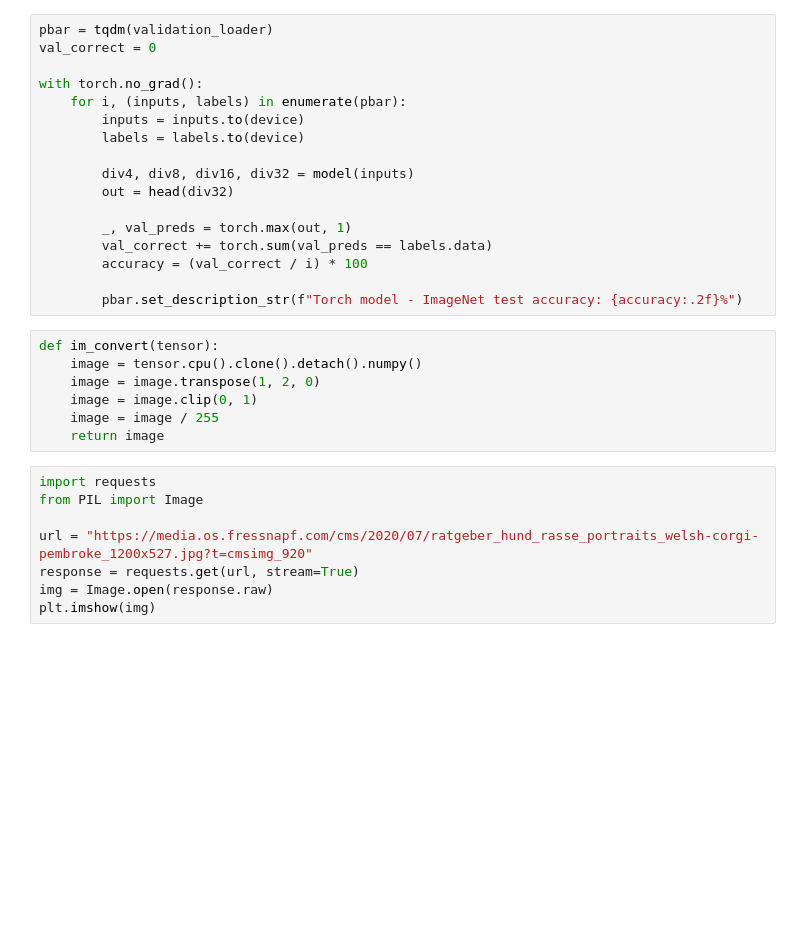
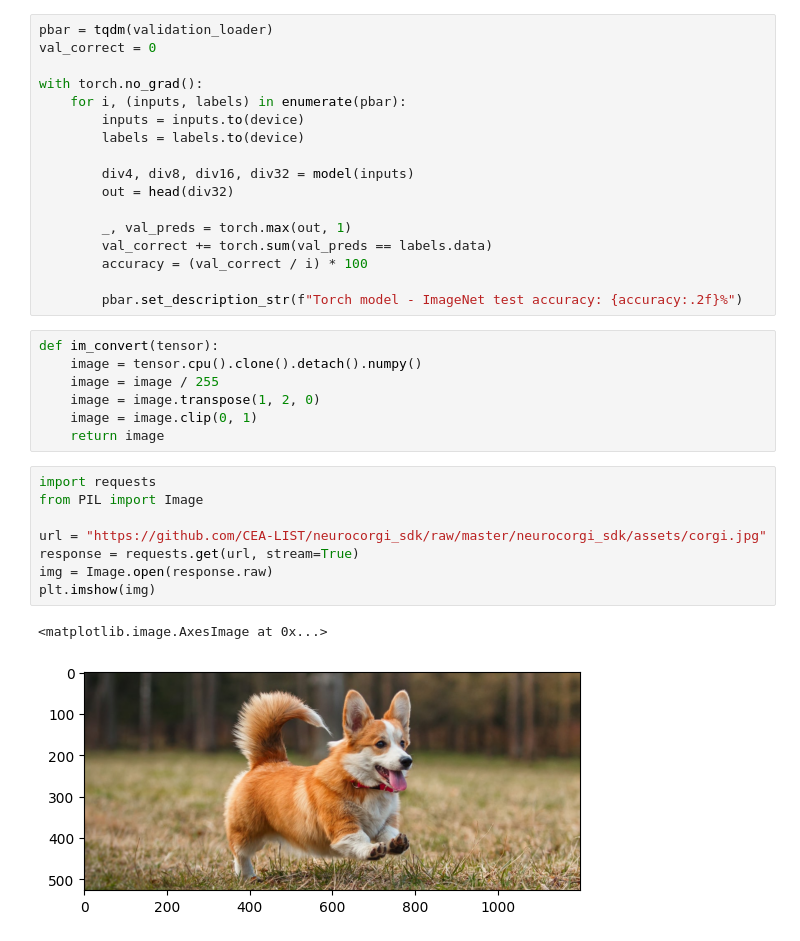
Before and after one commit to CEA-LIST/neurocorgi_sdk, a Jupyter notebook: examples/classification/ImageNet.ipynb, the cells around one changed output. Cells and saved outputs as stored; diff of their text form; blank space fills up the shorter version.

Commit message:
Complete tuto imagenet

```diff
--- a/examples/classification/ImageNet.ipynb
+++ b/examples/classification/ImageNet.ipynb
@@ -45,18 +73,21 @@ with torch.no_grad():
 # %%
 def im_convert(tensor):
     image = tensor.cpu().clone().detach().numpy()
+    image = image / 255
     image = image.transpose(1, 2, 0)
     image = image.clip(0, 1)
-    image = image / 255
     return image
 # %%
 import requests
 from PIL import Image
 
-url = "https://media.os.fressnapf.com/cms/2020/07/ratgeber_hund_rasse_portraits_welsh-corgi-pembroke_1200x527.jpg?t=cmsimg_920"
+url = "https://github.com/CEA-LIST/neurocorgi_sdk/raw/master/neurocorgi_sdk/assets/corgi.jpg"
 response = requests.get(url, stream=True)
 img = Image.open(response.raw)
 plt.imshow(img)
+# %% [output]
+<matplotlib.image.AxesImage at 0x...>
+[figure, added]
 # %%
 img = transform_val(img)
 plt.imshow(im_convert(img))
```
Also changed, not shown: parts of 8 cells of this notebook.
